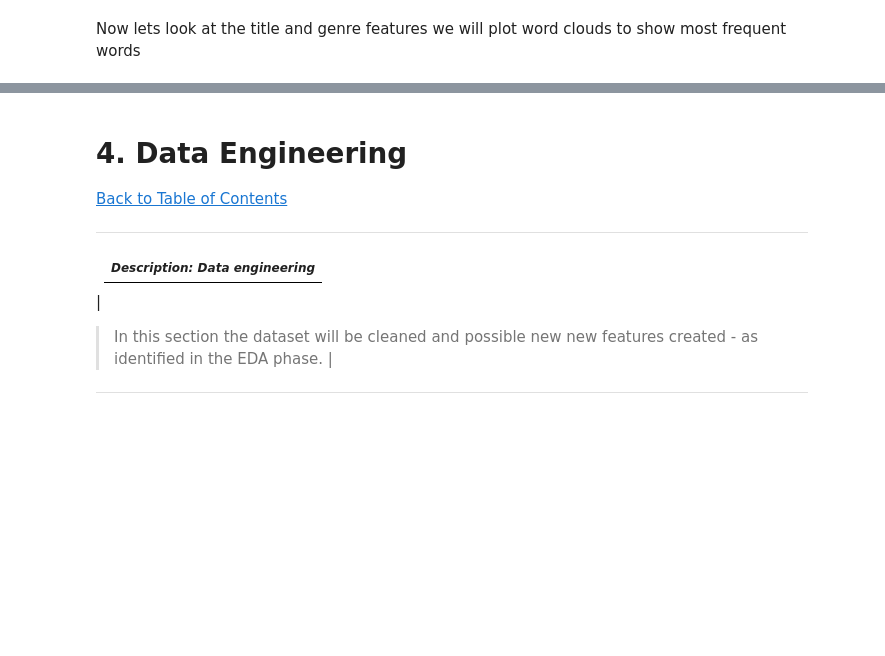
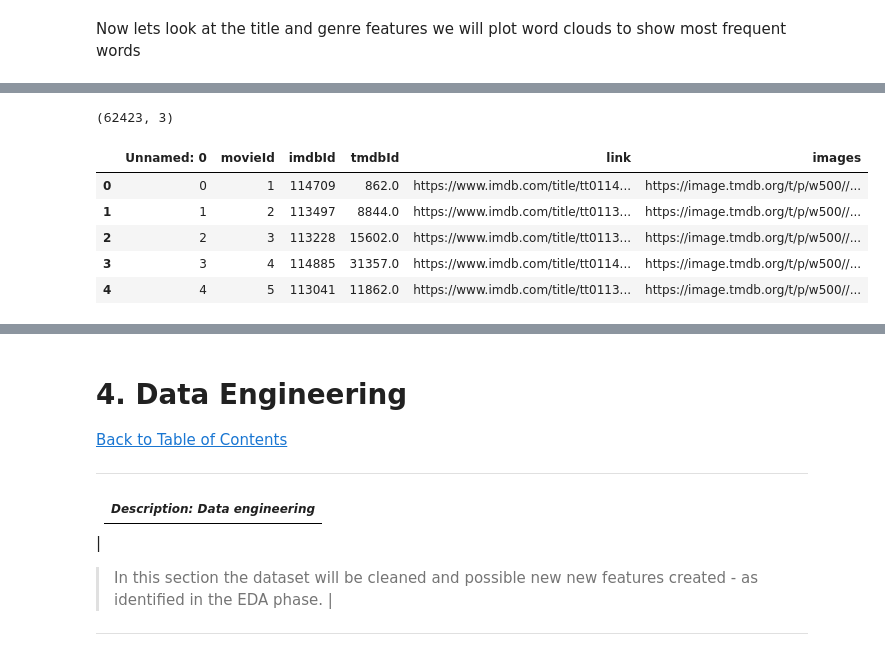
Before and after one commit to CaitMc/Team_ES2_Unsupervised_Predict, a Jupyter notebook: Team ES2 Unsupervised Predict.ipynb, the cells around one changed output, grey strips where cells are left out. Drawn from its saved outputs; the diff is of its cells as text; code cells hidden in the pictures; blank space fills up the shorter version.

```diff
--- a/Team ES2 Unsupervised Predict.ipynb
+++ b/Team ES2 Unsupervised Predict.ipynb
@@ -602,0 +572,4 @@ plt.show()
+# %%
+df_links.shape
+# %% [output]
+(62423, 3)
@@ -602,0 +601,9 @@ plt.show()
+# %%
+df_link2.head()
+# %% [output]
+|  | Unnamed: 0 | movieId | imdbId | tmdbId | link | images |
+| 0 | 0 | 1 | 114709 | 862.0 | https://www.imdb.com/title/tt0114... | https://image.tmdb.org/t/p/w500//... |
+| 1 | 1 | 2 | 113497 | 8844.0 | https://www.imdb.com/title/tt0113... | https://image.tmdb.org/t/p/w500//... |
+| 2 | 2 | 3 | 113228 | 15602.0 | https://www.imdb.com/title/tt0113... | https://image.tmdb.org/t/p/w500//... |
+| 3 | 3 | 4 | 114885 | 31357.0 | https://www.imdb.com/title/tt0114... | https://image.tmdb.org/t/p/w500//... |
+| 4 | 4 | 5 | 113041 | 11862.0 | https://www.imdb.com/title/tt0113... | https://image.tmdb.org/t/p/w500//... |
```
Also changed, not shown: parts of 21 cells of this notebook.
